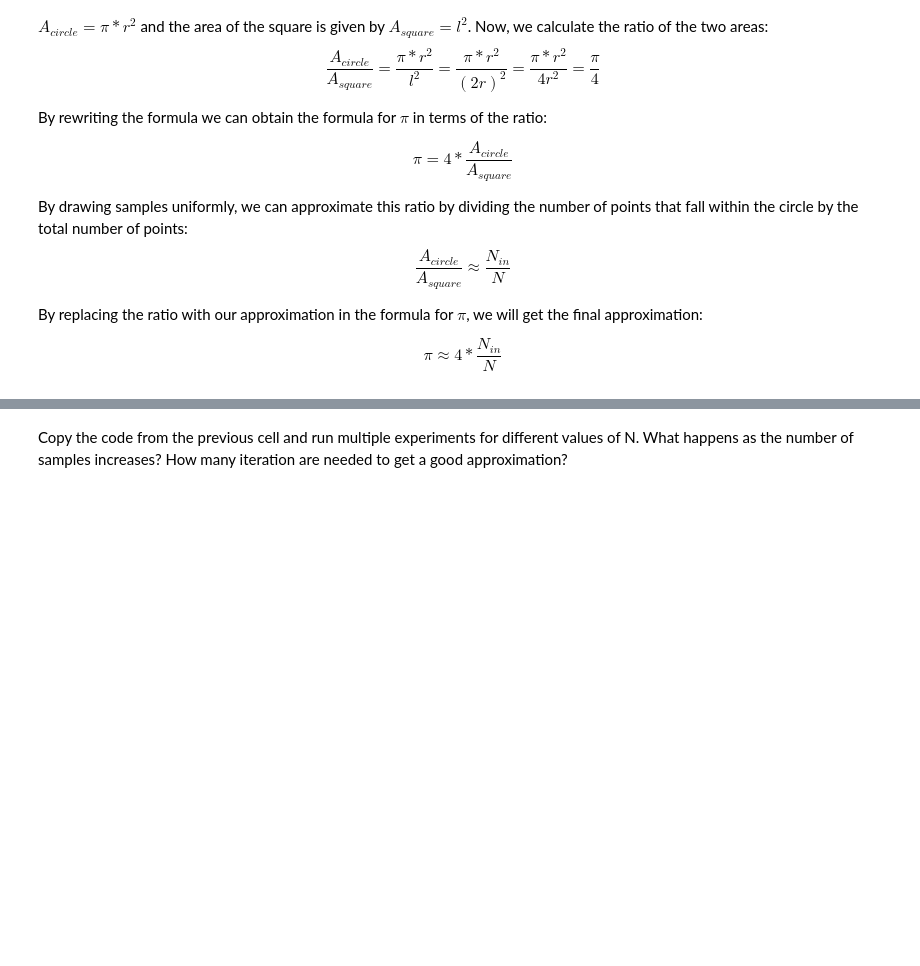
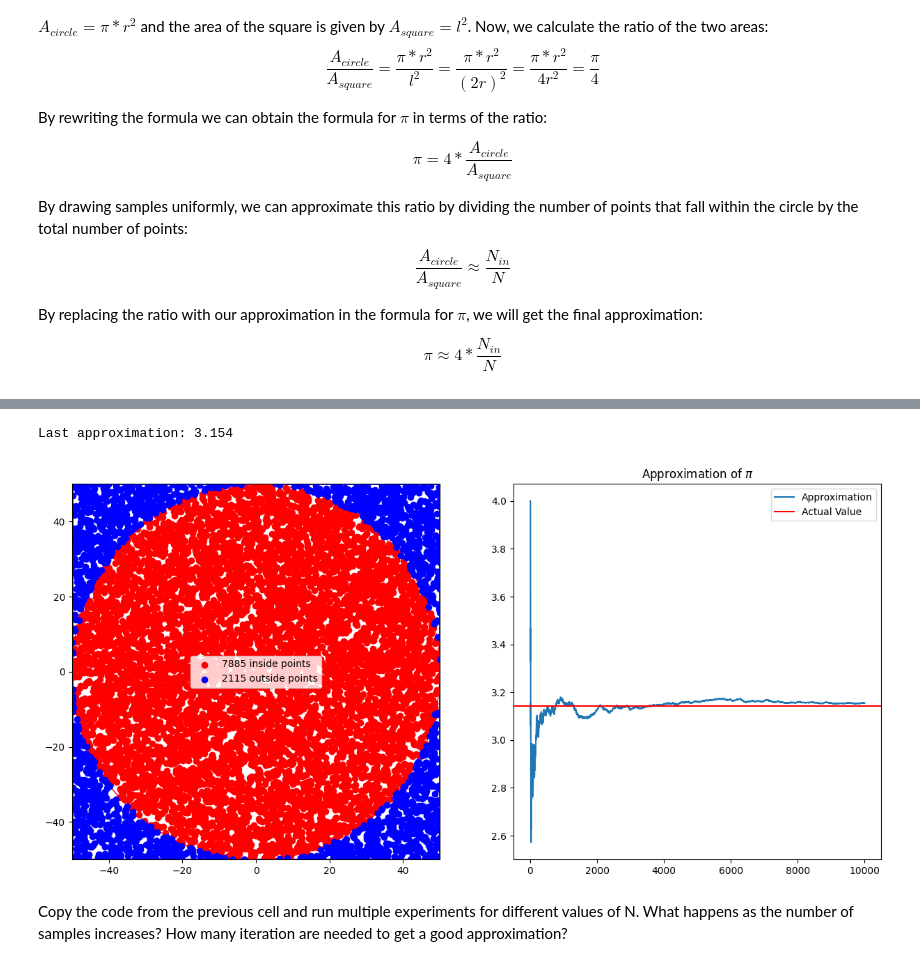
Before and after one commit to Anananas42/NP-hard-assignment2, a Jupyter notebook: Assignment3-Students.ipynb, the cells around one changed output, grey strips where cells are left out. Cells and saved outputs as stored; diff of their text form; code cells hidden in the pictures; blank space fills up the shorter version.

```diff
--- a/Assignment3-Students.ipynb
+++ b/Assignment3-Students.ipynb
@@ -920,7 +922,7 @@ def inside_circle(x, y, r):
     - bool: True if the point is inside the circle, False otherwise.
     """
     # YOUR CODE HERE
-    pass
+    return x * x + y * y < r * r
 
 def calculate_approximation(N_in, N):
     """
@@ -934,7 +936,7 @@ def calculate_approximation(N_in, N):
     - float: the approximation of pi.
     """
     # YOUR CODE HERE
-    pass
+    return 4 * N_in / N
 
 def calculate_pi(N, r):
     """
@@ -952,29 +954,41 @@ def calculate_pi(N, r):
     approximations = []
     points = []
     # YOUR CODE HERE
+    xs = np.random.uniform(-r,r,N)
+    ys = np.random.uniform(-r,r,N)
+    for i in range(N):
+        x = xs[i]
+        y = ys[i]
+        points.append((x, y))
+        N_in += inside_circle(x, y, r)
+        approximations.append(calculate_approximation(N_in, len(points)))
+
     return approximations, points
 # %%
-N = 1000
+N = 10000
 radius = 50
 approximations, points = calculate_pi(N, radius)
 print(f"Last approximation: {approximations[-1]}")
 
 # Separate outside and inside points
 inside_points = [x for x in points if inside_circle(x[0], x[1], radius)]
 outside_points = [x for x in points if not inside_circle(x[0], x[1], radius)]
 
 # Draw the circle
 fig, ax = plt.subplots(1, 2, figsize = (15, 7))
 draw_circle_inside_square(ax[0], radius, inside_points = inside_points, outside_points = outside_points)
 
 # Draw the evolution of our approximation
 ax[1].plot(approximations, label = "Approximation")
 
 # Draw the value of 𝜋 as a horizontal red line
 ax[1].axhline(y = np.pi, color = 'r', linestyle = '-', label = "Actual Value")
 ax[1].title.set_text('Approximation of $\\pi$')
 ax[1].legend()
 plt.show()
+# %% [output]
+Last approximation: 3.154
+[figure, added]
 # %% [markdown]
 Copy the code from the previous cell and run multiple experiments for different values of N. What happens as the number of samples increases? How many iteration are needed to get a good approximation?
 # %% [markdown]
```
Also changed, not shown: parts of 6 cells of this notebook.
